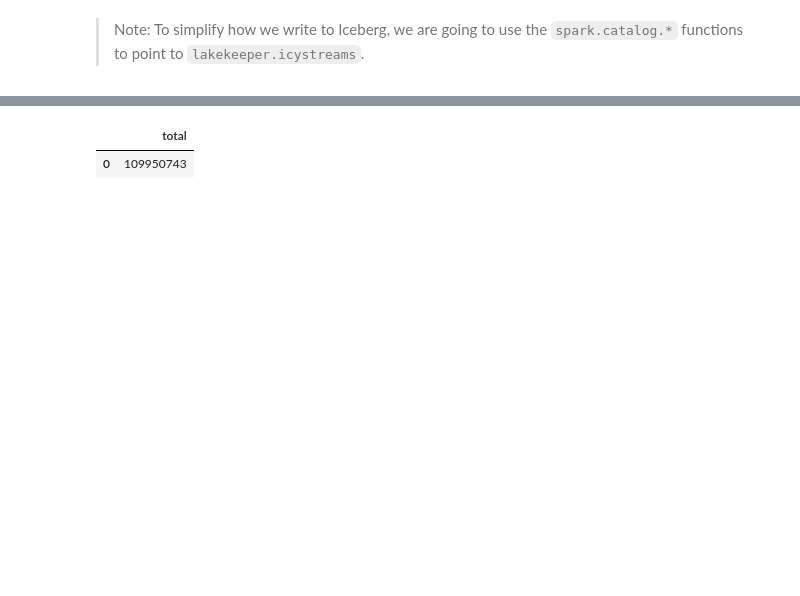
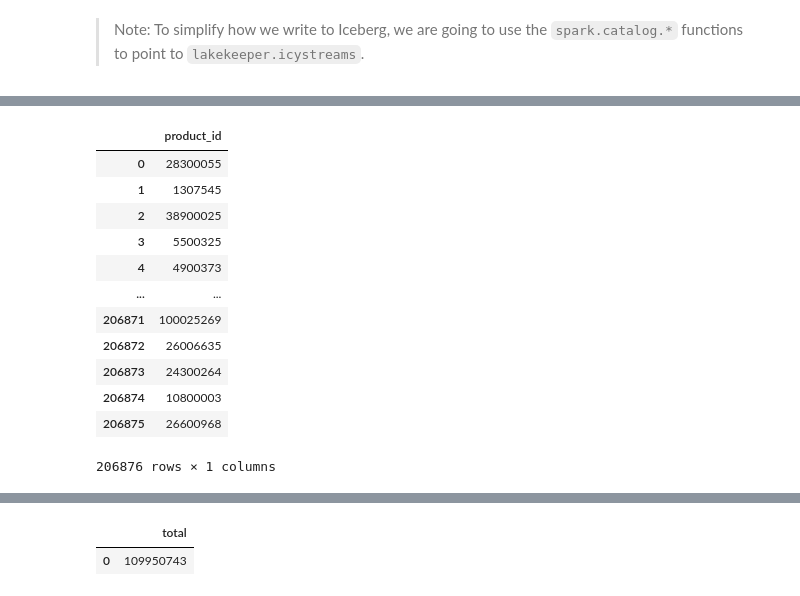
Before and after one commit to newfront/streaming-apache-iceberg-playground, a Jupyter notebook: docker/lakekeeper/notebooks/first_steps-iceberg.ipynb, the cells around one changed output, grey strips where cells are left out. Saved outputs shown, nothing was run; the diff lists cells and outputs as text; code cells hidden in the pictures; blank space fills up the shorter version.

```diff
--- a/docker/lakekeeper/notebooks/first_steps-iceberg.ipynb
+++ b/docker/lakekeeper/notebooks/first_steps-iceberg.ipynb
@@ -312,0 +470,16 @@ for month in list(months):
+# %%
+spark.sql(f"select distinct(product_id) as product_id from {catalog_namespace}.{iceberg_table_name_hp}").toPandas()
+# %% [output]
+|  | product_id |
+| 0 | 28300055 |
+| 1 | 1307545 |
+| 2 | 38900025 |
+| 3 | 5500325 |
+| 4 | 4900373 |
+| ... | ... |
+| 206871 | 100025269 |
+| 206872 | 26006635 |
+| 206873 | 24300264 |
+| 206874 | 10800003 |
+| 206875 | 26600968 |
+206876 rows × 1 columns
```
Also changed, not shown: parts of 42 cells of this notebook, 1 other file.
